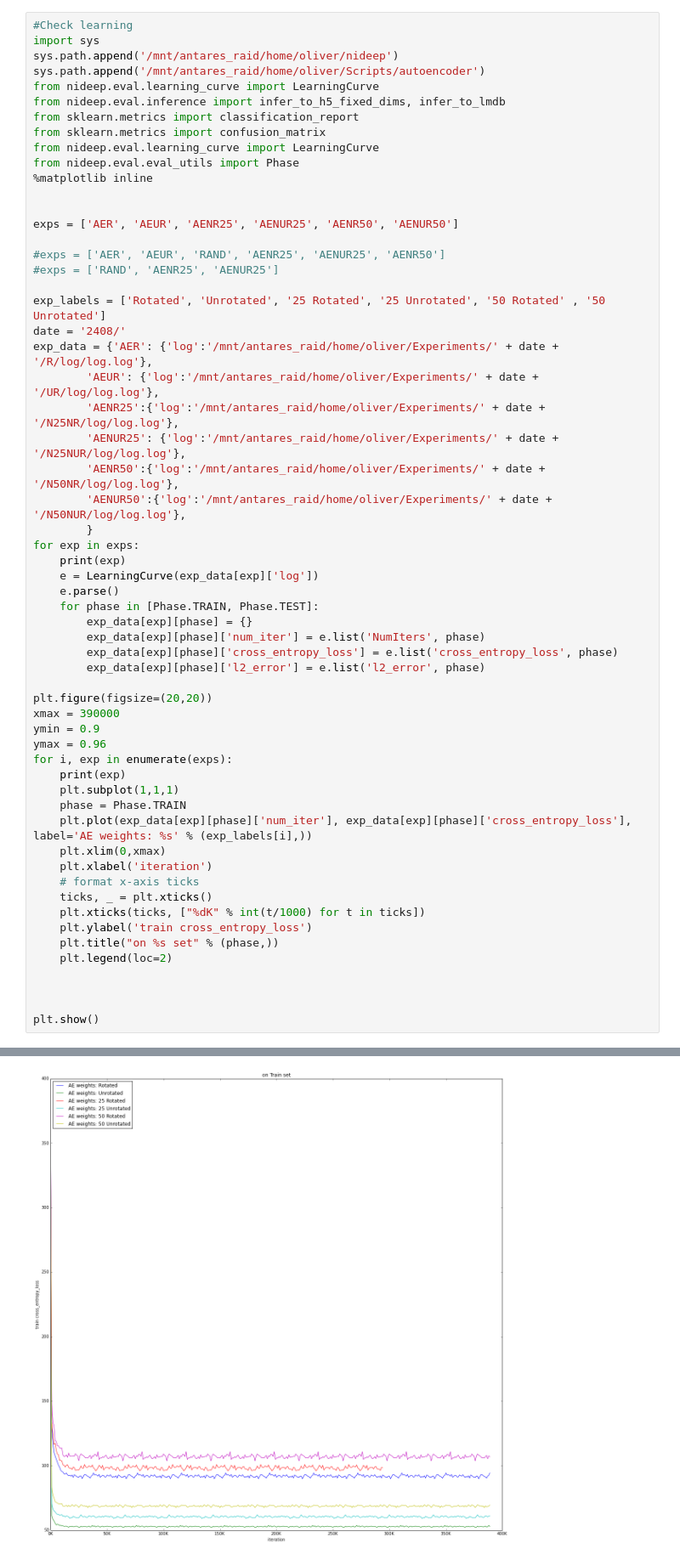
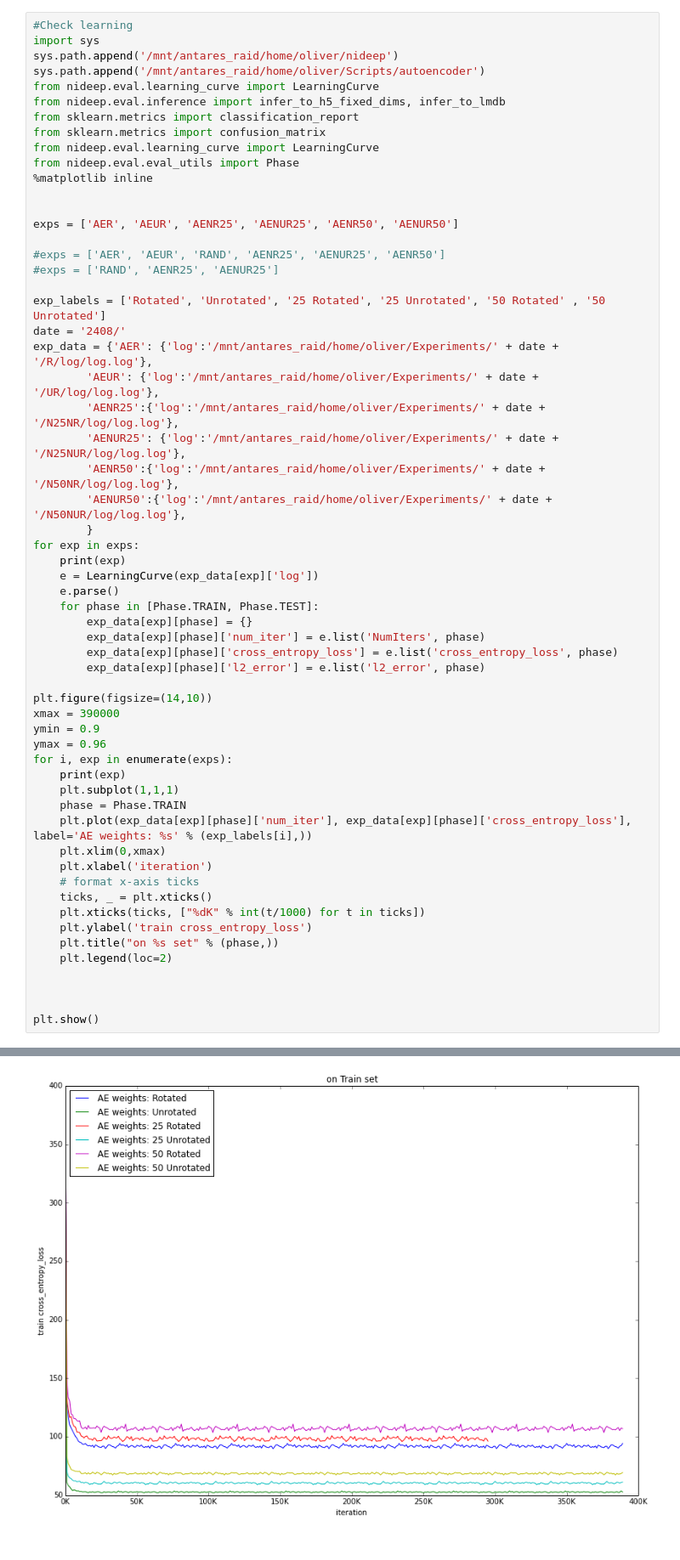
Before and after one commit to Kreiswolke/DeepInvariance, a Jupyter notebook: check_autoencoder.ipynb, the cells around one changed output, grey strips where cells are left out. Shown at 85% size. Cells and saved outputs as stored; diff of their text form.

Commit message:
Plot cross_entropy_loss IV

```diff
--- a/check_autoencoder.ipynb
+++ b/check_autoencoder.ipynb
@@ -143,38 +143,38 @@ for exp in exps:
         exp_data[exp][phase]['cross_entropy_loss'] = e.list('cross_entropy_loss', phase)
         exp_data[exp][phase]['l2_error'] = e.list('l2_error', phase)
 
-plt.figure(figsize=(20,20))
+plt.figure(figsize=(14,10))
 xmax = 390000
 ymin = 0.9
 ymax = 0.96
 for i, exp in enumerate(exps):
     print(exp)
     plt.subplot(1,1,1)
     phase = Phase.TRAIN
     plt.plot(exp_data[exp][phase]['num_iter'], exp_data[exp][phase]['cross_entropy_loss'], label='AE weights: %s' % (exp_labels[i],))
     plt.xlim(0,xmax)
     plt.xlabel('iteration')
     # format x-axis ticks
     ticks, _ = plt.xticks()
     plt.xticks(ticks, ["%dK" % int(t/1000) for t in ticks])
     plt.ylabel('train cross_entropy_loss')
     plt.title("on %s set" % (phase,))
     plt.legend(loc=2)
 
 
 
 plt.show()
 # %% [output]
 AER
 AEUR
 AENR25
 AENUR25
 AENR50
 AENUR50
 AER
 AEUR
 AENR25
 AENUR25
 AENR50
 AENUR50
-[figure, old version]
+[figure, new version]
```
Also changed, not shown: parts of 2 cells of this notebook.
